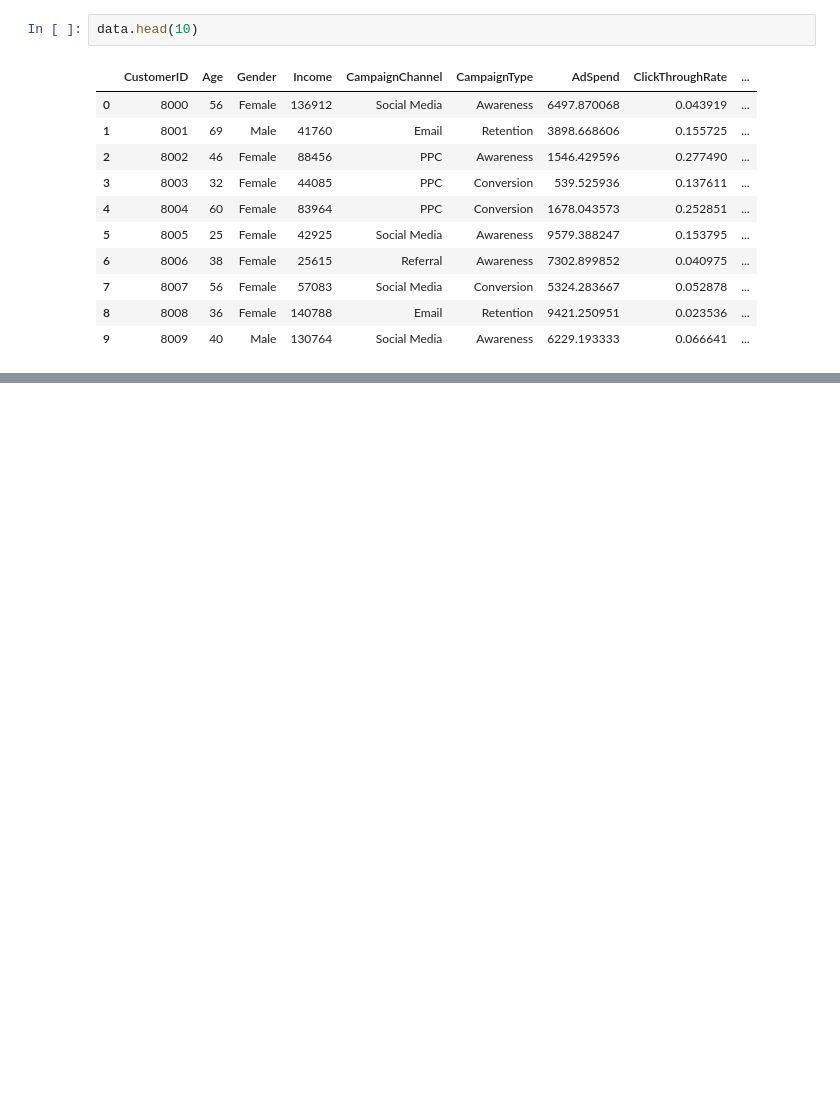
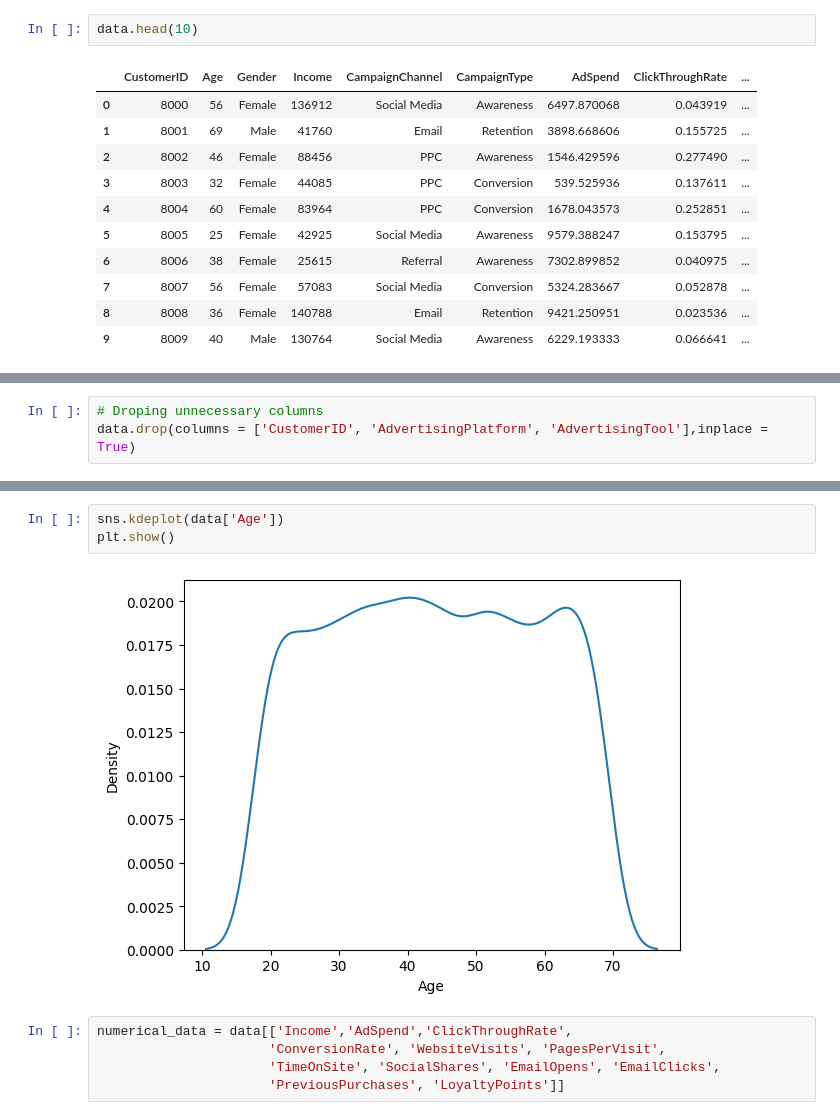
Before and after one commit to prw09/Analytics-Project, a Jupyter notebook: Customer_Behavior_Insights_through_EDA_in_Digital_Marketing.ipynb, the cells around one changed output, grey strips where cells are left out. Drawn from its saved outputs; the diff is of its cells as text; blank space fills up the shorter version.

```diff
--- a/Customer_Behavior_Insights_through_EDA_in_Digital_Marketing.ipynb
+++ b/Customer_Behavior_Insights_through_EDA_in_Digital_Marketing.ipynb
@@ -23,0 +50,3 @@ data.head(10)
+# %%
+# Droping unnecessary columns
+data.drop(columns = ['CustomerID', 'AdvertisingPlatform', 'AdvertisingTool'],inplace = True)
@@ -23,0 +113,10 @@ data.head(10)
+# %%
+sns.kdeplot(data['Age'])
+plt.show()
+# %% [output]
+[figure, added]
+# %%
+numerical_data = data[['Income','AdSpend','ClickThroughRate',
+                      'ConversionRate', 'WebsiteVisits', 'PagesPerVisit',
+                      'TimeOnSite', 'SocialShares', 'EmailOpens', 'EmailClicks',
+                      'PreviousPurchases', 'LoyaltyPoints']]
```
Also changed, not shown: parts of 10 cells of this notebook.
